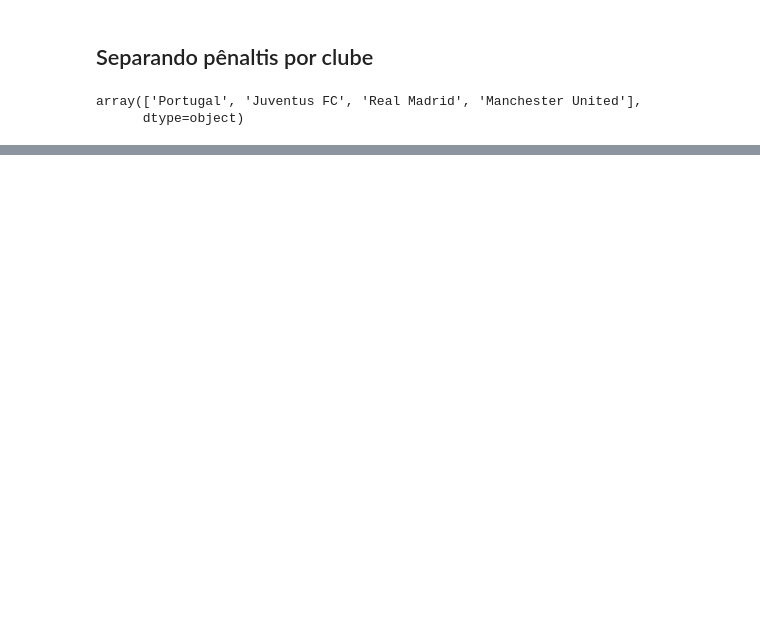
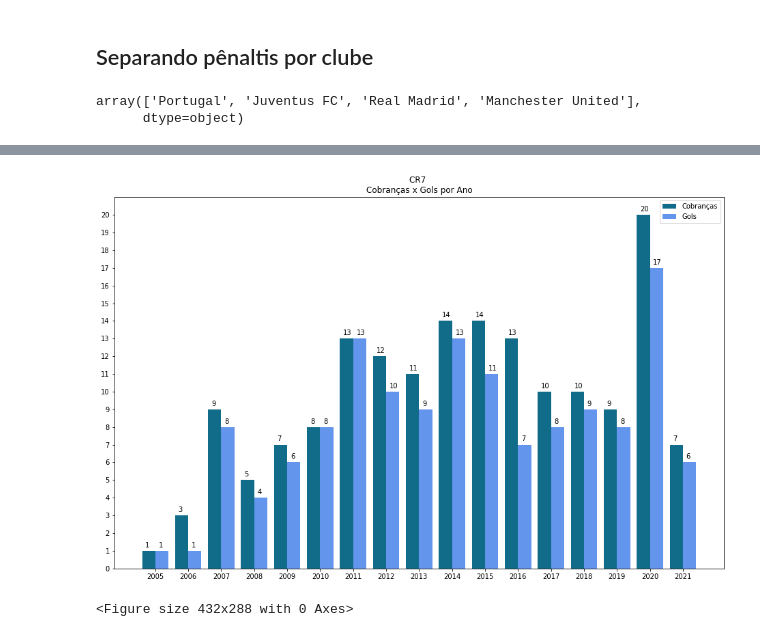
Before and after one commit to EduardoShoiti/DataScience_CR7_penaltis, a Jupyter notebook: cr7_Penaltis.ipynb, the cells around one changed output, grey strips where cells are left out. Saved outputs shown, nothing was run; the diff lists cells and outputs as text; code cells hidden in the pictures; blank space fills up the shorter version.

```diff
--- a/cr7_Penaltis.ipynb
+++ b/cr7_Penaltis.ipynb
@@ -98,0 +174,3 @@ df_juventus.head()
+# %%
+cobrancas_por_ano = df.groupby(df['Data'].dt.year)['Gol?'].count()
+cobrancas_por_ano
@@ -98,0 +197,3 @@ df_juventus.head()
+# %%
+gols_por_ano = (df.groupby(df['Data'].dt.year)['Gol?'].sum())
+gols_por_ano
@@ -98,0 +220,44 @@ df_juventus.head()
+# %%
+altura_gols = []
+for i in gols_por_ano:
+  altura_gols.append(i)
+
+altura_cobrancas = []
+for i in cobrancas_por_ano:
+  altura_cobrancas.append(i)
+
+posicao = []
+for i in range(len(cobrancas_por_ano)):
+  posicao.append(i)
+# %%
+plt.figure(figsize = (16, 10))
+
+barWidth = 0.4
+
+r1 = np.arange(len(cobrancas_por_ano))
+r2 = [x + barWidth for x in r1]
+
+#Criando as barras
+plt.bar(r1, height = cobrancas_por_ano, color = '#116C8A', width = barWidth, label = 'Cobranças')
+plt.bar(r2, height = gols_por_ano, color = '#6495ED', width = barWidth, label = 'Gols')
+
+#Colocando titulo, eixo Y e X
+plt.title('CR7 \nCobranças x Gols por Ano')
+plt.yticks(np.arange(0, 21))
+plt.xticks([r + 0.2 for r in range(0, 17)], np.sort(df['Data'].dt.year.unique()))
+
+#Colocando valores em cada barra
+for j in range(len(cobrancas_por_ano)):
+  plt.text(x = posicao[j]-0.1, y = altura_cobrancas[j]+0.2, s = str(cobrancas_por_ano.iloc[j]))
+
+for i in range(len(gols_por_ano)):
+  plt.text(x = posicao[i]+0.3, y = altura_gols[i]+0.2, s = str(gols_por_ano.iloc[i]))
+
+
+plt.legend()
+plt.show()
+
+plt.savefig('grafico-CobrancasXgols_porAno.png', dpi = 300)
+# %% [output]
+[figure, added]
+<Figure size 432x288 with 0 Axes>
```
Also changed, not shown: parts of 18 cells of this notebook.
